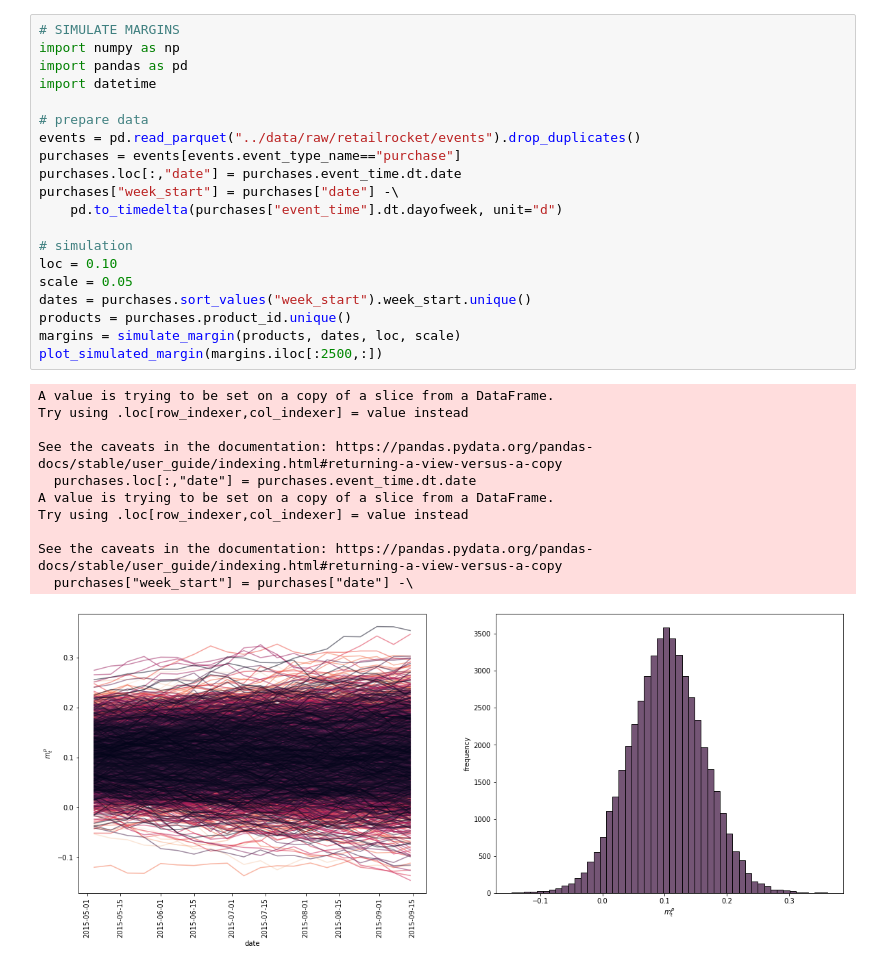
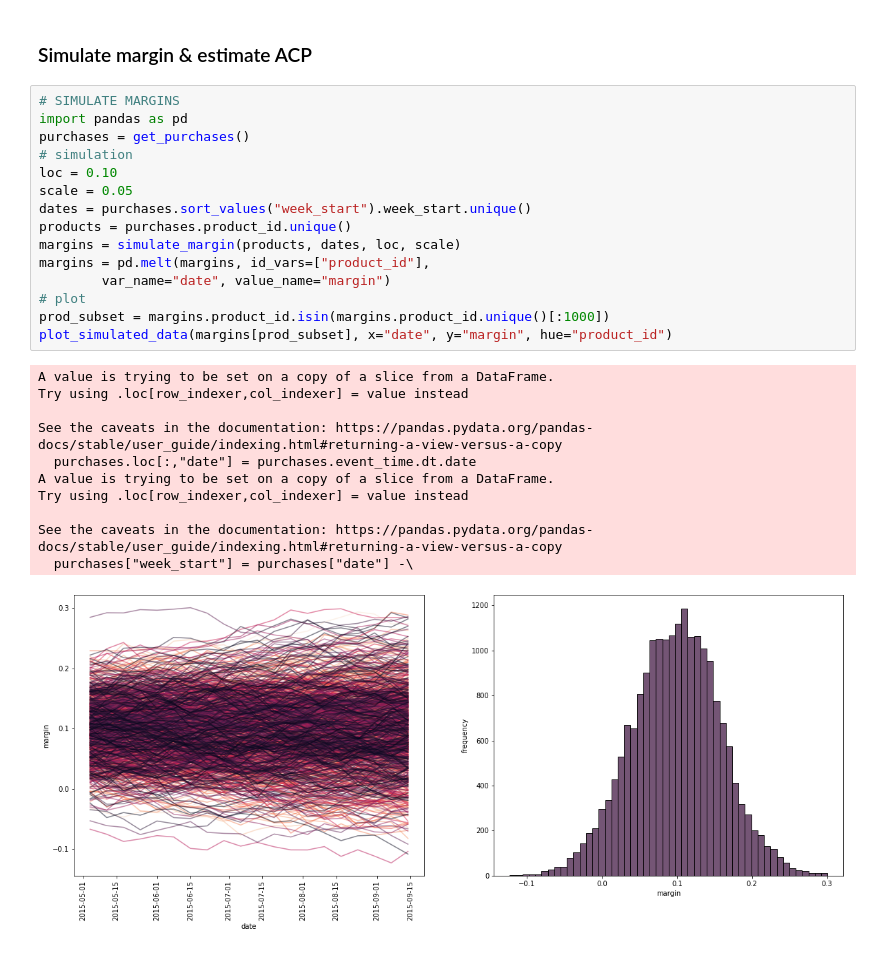
Before and after one commit to fridrichmrtn/churn-modeling, a Jupyter notebook: jupyters/profit-dev.ipynb, the cells around one changed output. Cells and saved outputs as stored; diff of their text form.

```diff
--- a/jupyters/profit-dev.ipynb
+++ b/jupyters/profit-dev.ipynb
@@ -43,32 +80,29 @@ def plot_simulated_margin(margins):
+# %% [markdown]
+### Simulate margin & estimate ACP
 # %%
 # SIMULATE MARGINS
-import numpy as np
 import pandas as pd
-import datetime
-
-# prepare data
-events = pd.read_parquet("../data/raw/retailrocket/events").drop_duplicates()
-purchases = events[events.event_type_name=="purchase"]
-purchases.loc[:,"date"] = purchases.event_time.dt.date
-purchases["week_start"] = purchases["date"] -\
-    pd.to_timedelta(purchases["event_time"].dt.dayofweek, unit="d")
-
+purchases = get_purchases()
 # simulation
 loc = 0.10
 scale = 0.05
 dates = purchases.sort_values("week_start").week_start.unique()
 products = purchases.product_id.unique()
 margins = simulate_margin(products, dates, loc, scale)
-plot_simulated_margin(margins.iloc[:2500,:])
+margins = pd.melt(margins, id_vars=["product_id"],
+        var_name="date", value_name="margin")
+# plot
+prod_subset = margins.product_id.isin(margins.product_id.unique()[:1000])
+plot_simulated_data(margins[prod_subset], x="date", y="margin", hue="product_id")
 # %% [output]
 A value is trying to be set on a copy of a slice from a DataFrame.
 Try using .loc[row_indexer,col_indexer] = value instead
 
 See the caveats in the documentation: https://pandas.pydata.org/pandas-docs/stable/user_guide/indexing.html#returning-a-view-versus-a-copy
   purchases.loc[:,"date"] = purchases.event_time.dt.date
 A value is trying to be set on a copy of a slice from a DataFrame.
 Try using .loc[row_indexer,col_indexer] = value instead
 
 See the caveats in the documentation: https://pandas.pydata.org/pandas-docs/stable/user_guide/indexing.html#returning-a-view-versus-a-copy
   purchases["week_start"] = purchases["date"] -\
-[figure, old version]
+[figure, new version]
```
Also changed, not shown: parts of 12 cells of this notebook.
